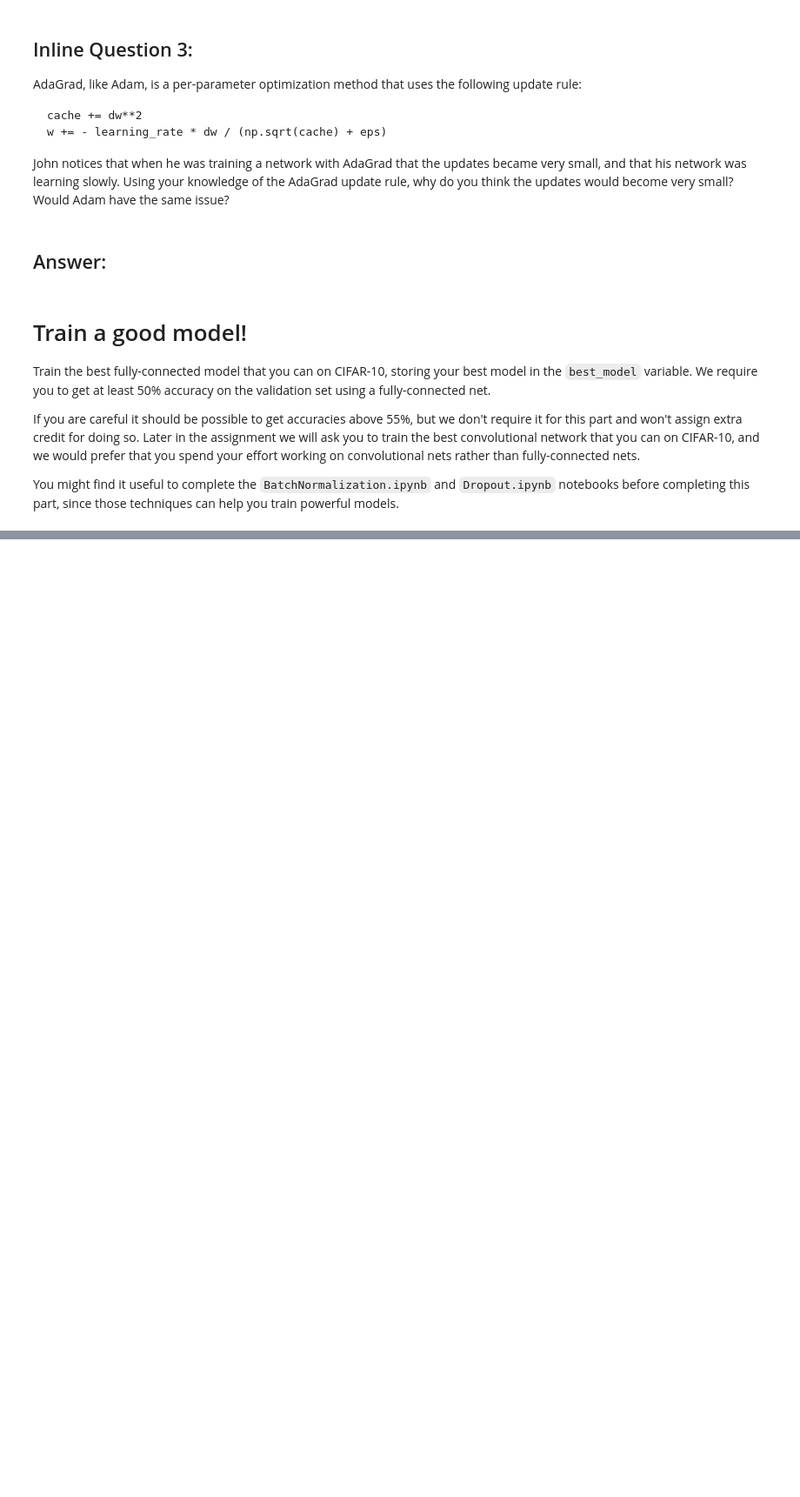
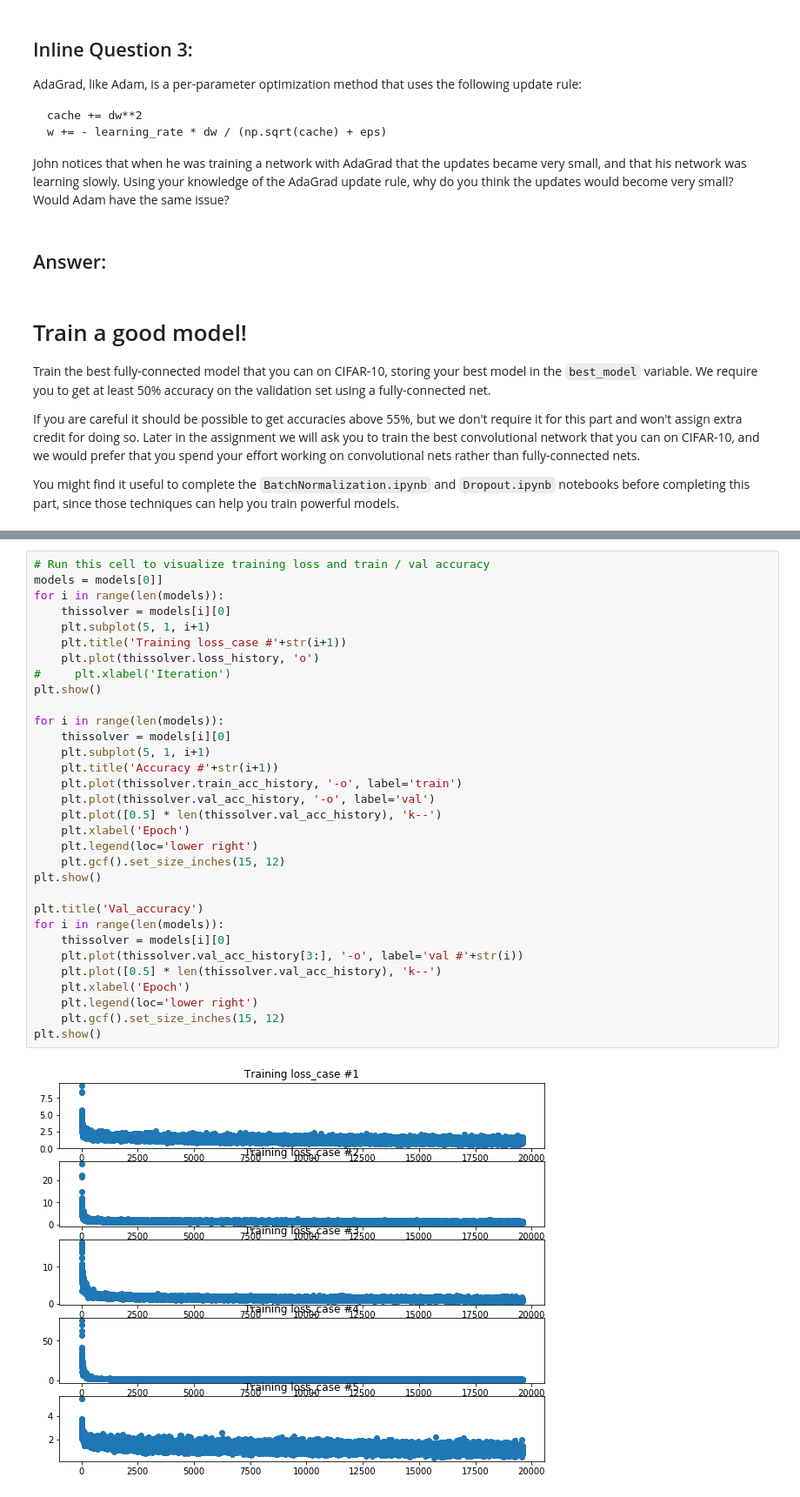
Before and after one commit to caerulea3/cs231n-201812, a Jupyter notebook: assignment2/FullyConnectedNets.ipynb, the cells around one changed output, grey strips where cells are left out. Shown at 87% size. Drawn from its saved outputs; the diff is of its cells as text; blank space fills up the shorter version.

```diff
--- a/assignment2/FullyConnectedNets.ipynb
+++ b/assignment2/FullyConnectedNets.ipynb
@@ -1076,0 +1070,34 @@ KeyboardInterrupt:
+# %%
+# Run this cell to visualize training loss and train / val accuracy
+models = models[0]]
+for i in range(len(models)):
+    thissolver = models[i][0]
+    plt.subplot(5, 1, i+1)
+    plt.title('Training loss_case #'+str(i+1))
+    plt.plot(thissolver.loss_history, 'o')
+#     plt.xlabel('Iteration')
+plt.show()
+
+for i in range(len(models)):
+    thissolver = models[i][0]
+    plt.subplot(5, 1, i+1)
+    plt.title('Accuracy #'+str(i+1))
+    plt.plot(thissolver.train_acc_history, '-o', label='train')
+    plt.plot(thissolver.val_acc_history, '-o', label='val')
+    plt.plot([0.5] * len(thissolver.val_acc_history), 'k--')
+    plt.xlabel('Epoch')
+    plt.legend(loc='lower right')
+    plt.gcf().set_size_inches(15, 12)
+plt.show()
+
+plt.title('Val_accuracy')
+for i in range(len(models)):
+    thissolver = models[i][0]
+    plt.plot(thissolver.val_acc_history[3:], '-o', label='val #'+str(i))
+    plt.plot([0.5] * len(thissolver.val_acc_history), 'k--')
+    plt.xlabel('Epoch')
+    plt.legend(loc='lower right')
+    plt.gcf().set_size_inches(15, 12)
+plt.show()
+# %% [output]
+[figure, added]
```
Also changed, not shown: parts of 8 cells of this notebook.
